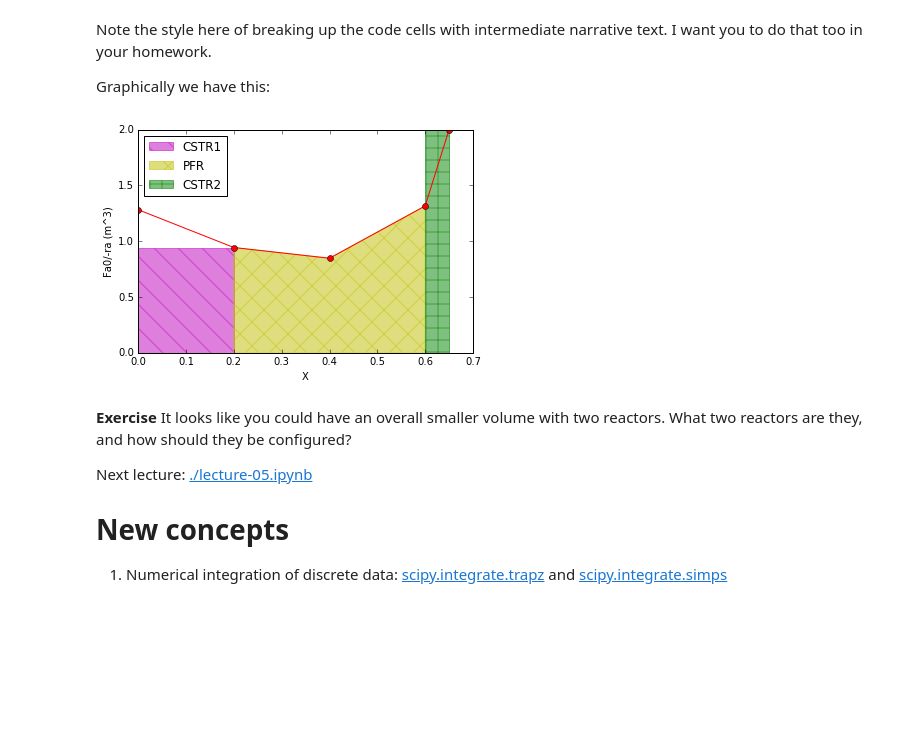
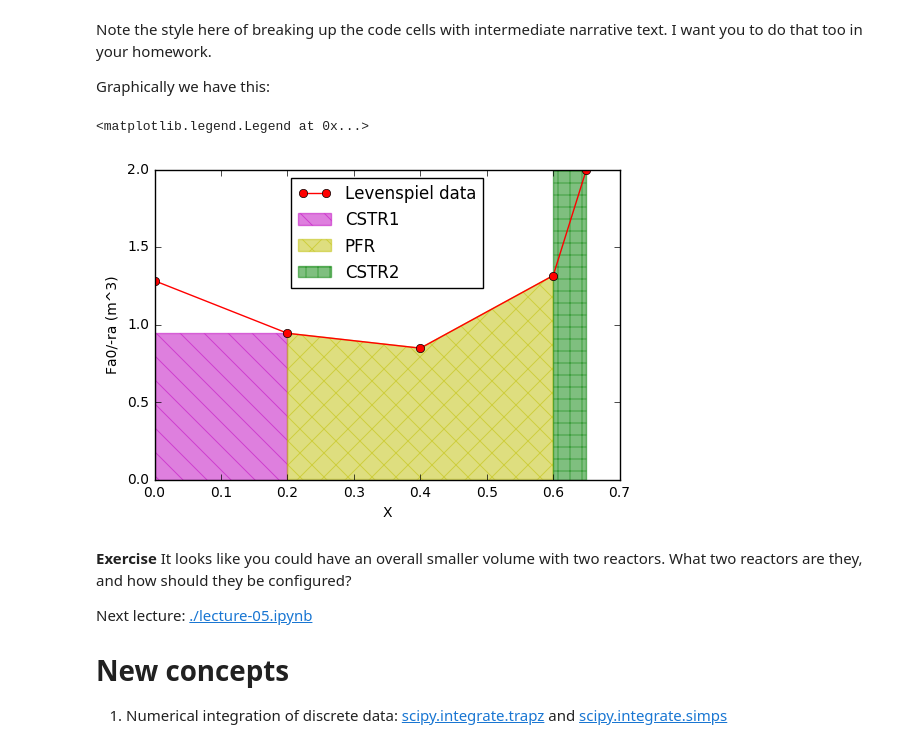
Before and after one commit to jkitchin/s17-06364, a Jupyter notebook: lectures/lecture-04.ipynb, the cells around one changed output. Cells and saved outputs as stored; diff of their text form; code cells hidden in the pictures; blank space fills up the shorter version.

```diff
--- a/lectures/lecture-04.ipynb
+++ b/lectures/lecture-04.ipynb
@@ -260,15 +312,16 @@ Note the style here of breaking up the code cells with intermediate narrative te
 
 Graphically we have this:
 # %%
-plt.plot(X, Fra, 'ro-')
+plt.plot(X, Fra, 'ro-', label='Levenspiel data')
 plt.xlabel('X')
 plt.ylabel('Fa0/-ra (m^3)')
 plt.fill_between([0, X1], [Fra[1], Fra[1]], color='m', hatch='\\', alpha=0.5, label='CSTR1')
 plt.fill_between(X[1:4], Fra[1:4], hatch='X', color='y', label='PFR', alpha=0.5)
 plt.fill_between([X2, X3], [Fra[-1], Fra[-1]], color='g', hatch='+', alpha=0.5, label='CSTR2')
-plt.legend(loc='best')
+plt.legend(loc='upper center')
 # %% [output]
+<matplotlib.legend.Legend at 0x...>
-[figure, old version]
+[figure, new version]
 # %% [markdown]
 **Exercise** It looks like you could have an overall smaller volume with two reactors. What two reactors are they, and how should they be configured?
 
```
Also changed, not shown: parts of 16 cells of this notebook, 1 other file.
